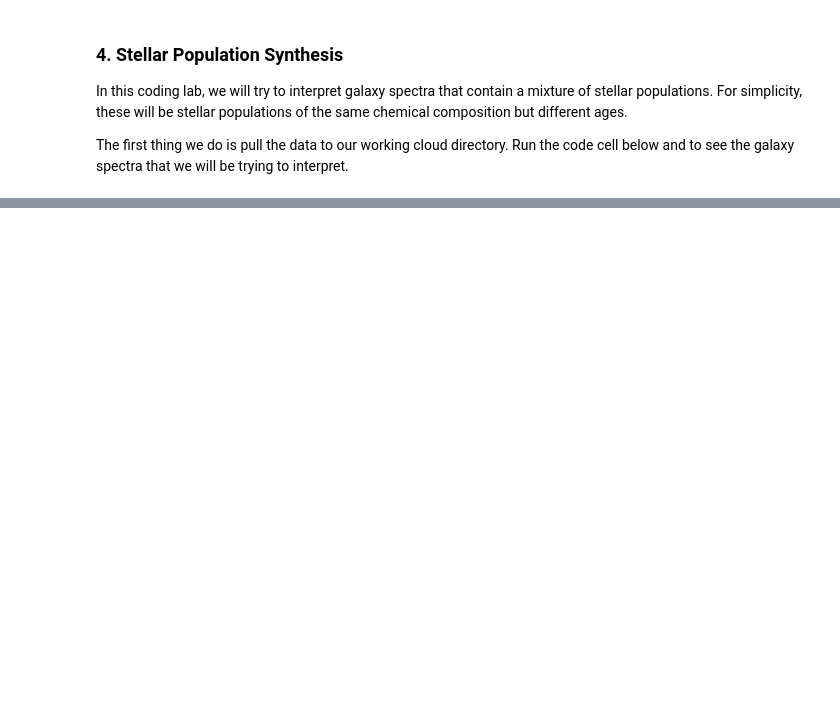
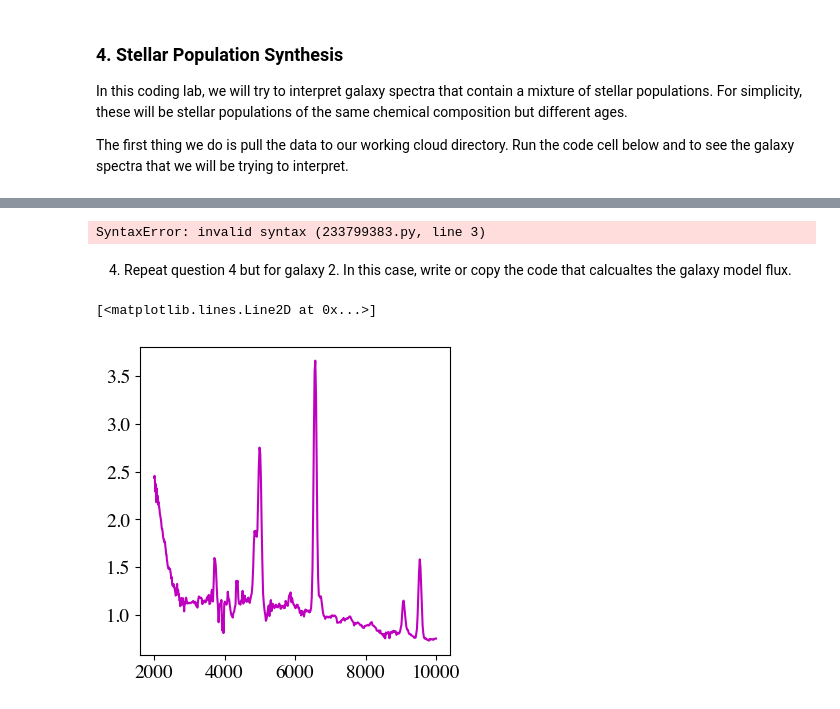
Before and after one commit to mmfausnaugh/astr4302-coding-lab-2, a Jupyter notebook: Coding-Lab-2-Stellar-Population-Synthesis.ipynb, the cells around one changed output, grey strips where cells are left out. Drawn from its saved outputs; the diff is of its cells as text; code cells hidden in the pictures; blank space fills up the shorter version.

```diff
--- a/Coding-Lab-2-Stellar-Population-Synthesis.ipynb
+++ b/Coding-Lab-2-Stellar-Population-Synthesis.ipynb
@@ -553,0 +458,25 @@ print(len(energy_gen_total)) #already in erg/s/g
+# %%
+plt.plot(galaxy1_wavelength, galaxy1_flux, 'r')
+
+w1 =
+w2 =
+w3 =
+w4 =
+
+model_flux = w1*ssp_1e6_years_flux + \
+             w2*ssp_3e8_years_flux + \
+             w3*ssp_2e9_years_flux + \
+             w4*ssp_1e10_years_flux
+
+plt.plot(wavelengths, model_flux)
+# %% [output]
+SyntaxError: invalid syntax (233799383.py, line 3)
+# %% [markdown]
+4) Repeat question 4 but for galaxy 2. In this case, write or copy the code that calcualtes the galaxy model flux.
+# %%
+plt.plot(galaxy2_wavelength, galaxy2_flux, 'm')
+
+#calculate the model galaxy flux here, and plot it to compare with galaxy 2.
+# %% [output]
+[<matplotlib.lines.Line2D at 0x...>]
+[figure, added]
```
Also changed, not shown: parts of 45 cells of this notebook, 1 other file.
